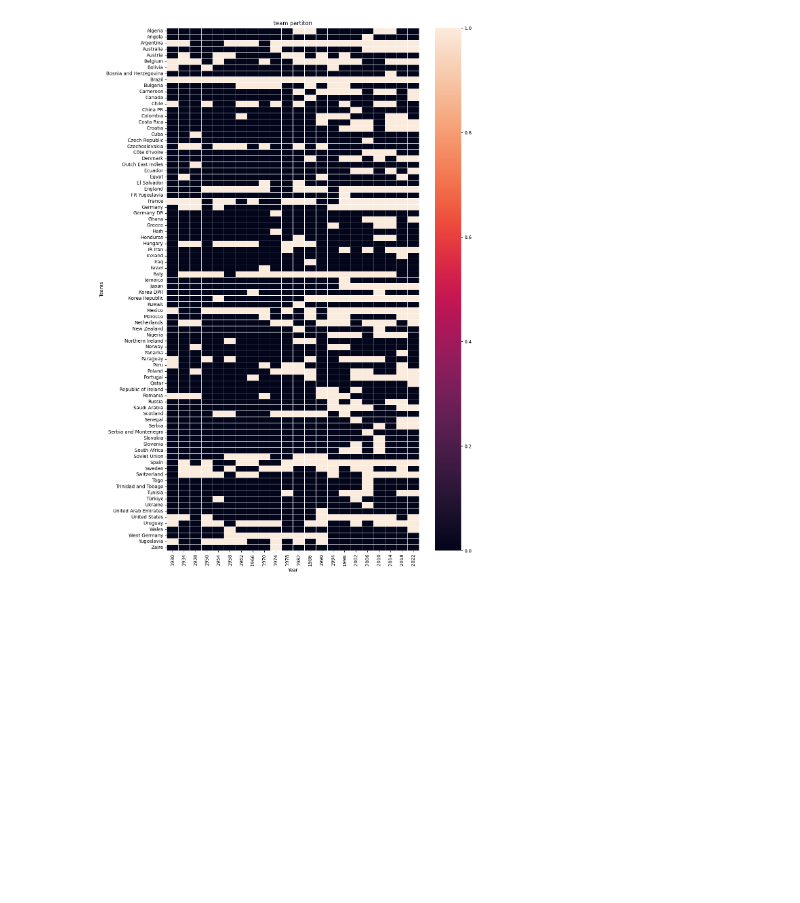
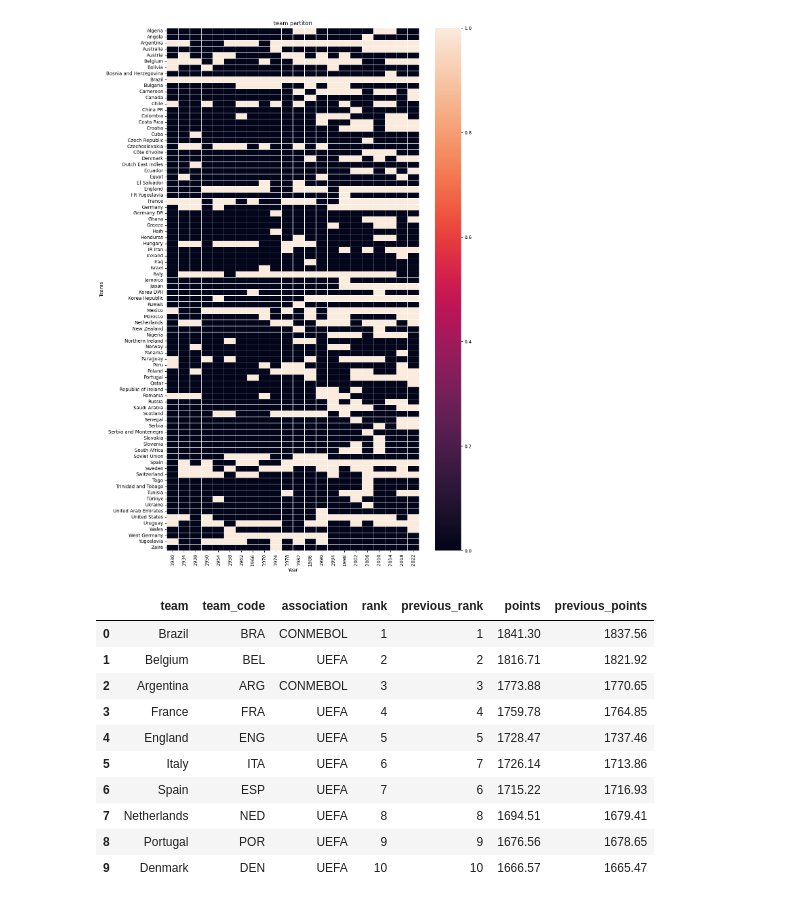
Before and after one commit to Prathambiradr12345/EDA-Practice, a Jupyter notebook: Eda_For_FootBall_WorldCup.ipynb, the cells around one changed output. Saved outputs shown, nothing was run; the diff lists cells and outputs as text; code cells hidden in the pictures; blank space fills up the shorter version.

```diff
--- a/Eda_For_FootBall_WorldCup.ipynb
+++ b/Eda_For_FootBall_WorldCup.ipynb
@@ -567,3 +567,17 @@ plt.ylabel("Teams")
 plt.show()
 # %% [output]
 [figure]
+# %%
+world_ranking.head(10)
+# %% [output]
+|  | team | team_code | association | rank | previous_rank | points | previous_points |
+| 0 | Brazil | BRA | CONMEBOL | 1 | 1 | 1841.30 | 1837.56 |
+| 1 | Belgium | BEL | UEFA | 2 | 2 | 1816.71 | 1821.92 |
+| 2 | Argentina | ARG | CONMEBOL | 3 | 3 | 1773.88 | 1770.65 |
+| 3 | France | FRA | UEFA | 4 | 4 | 1759.78 | 1764.85 |
+| 4 | England | ENG | UEFA | 5 | 5 | 1728.47 | 1737.46 |
+| 5 | Italy | ITA | UEFA | 6 | 7 | 1726.14 | 1713.86 |
+| 6 | Spain | ESP | UEFA | 7 | 6 | 1715.22 | 1716.93 |
+| 7 | Netherlands | NED | UEFA | 8 | 8 | 1694.51 | 1679.41 |
+| 8 | Portugal | POR | UEFA | 9 | 9 | 1676.56 | 1678.65 |
+| 9 | Denmark | DEN | UEFA | 10 | 10 | 1666.57 | 1665.47 |
```
Also changed, not shown: parts of 33 cells of this notebook.
